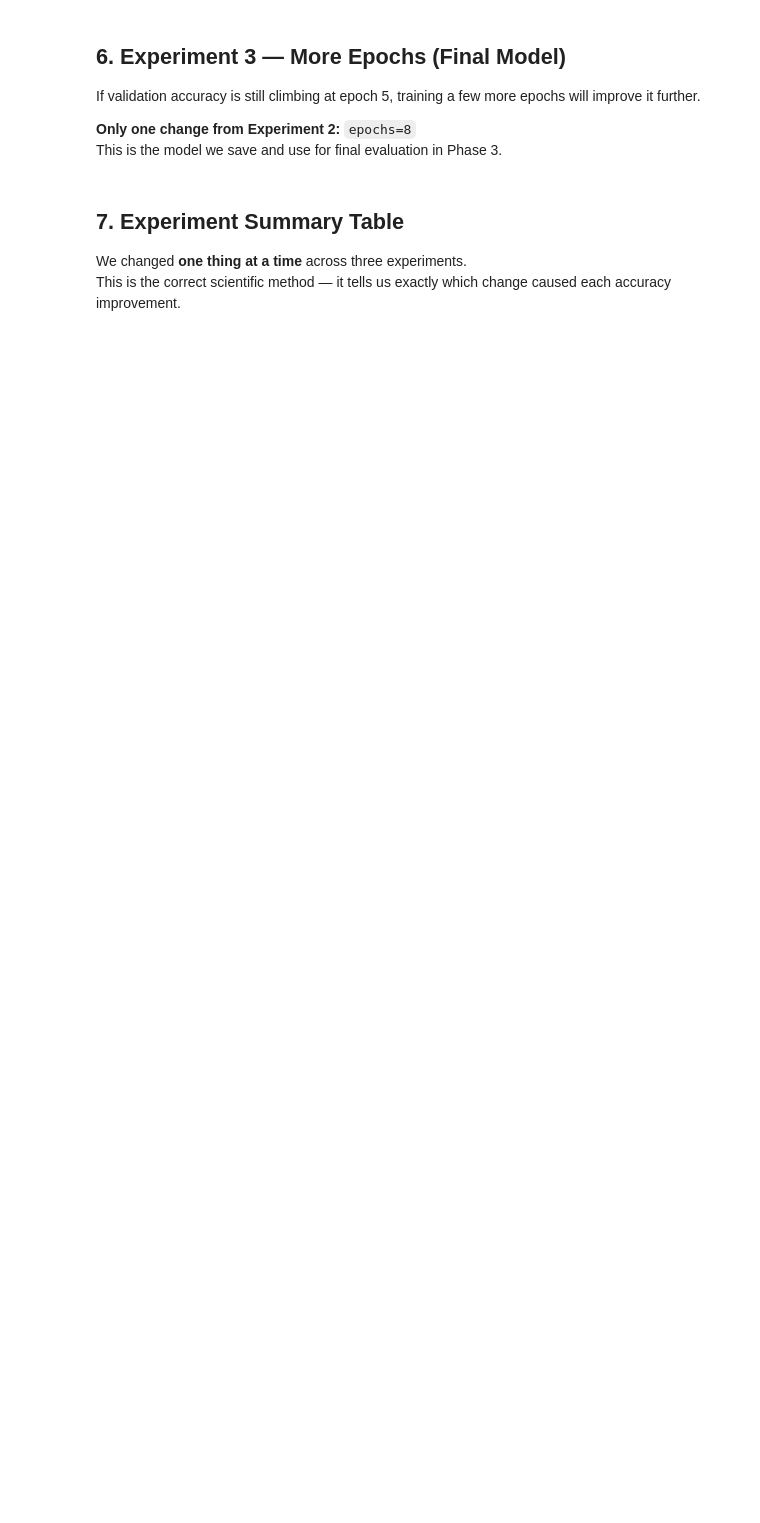
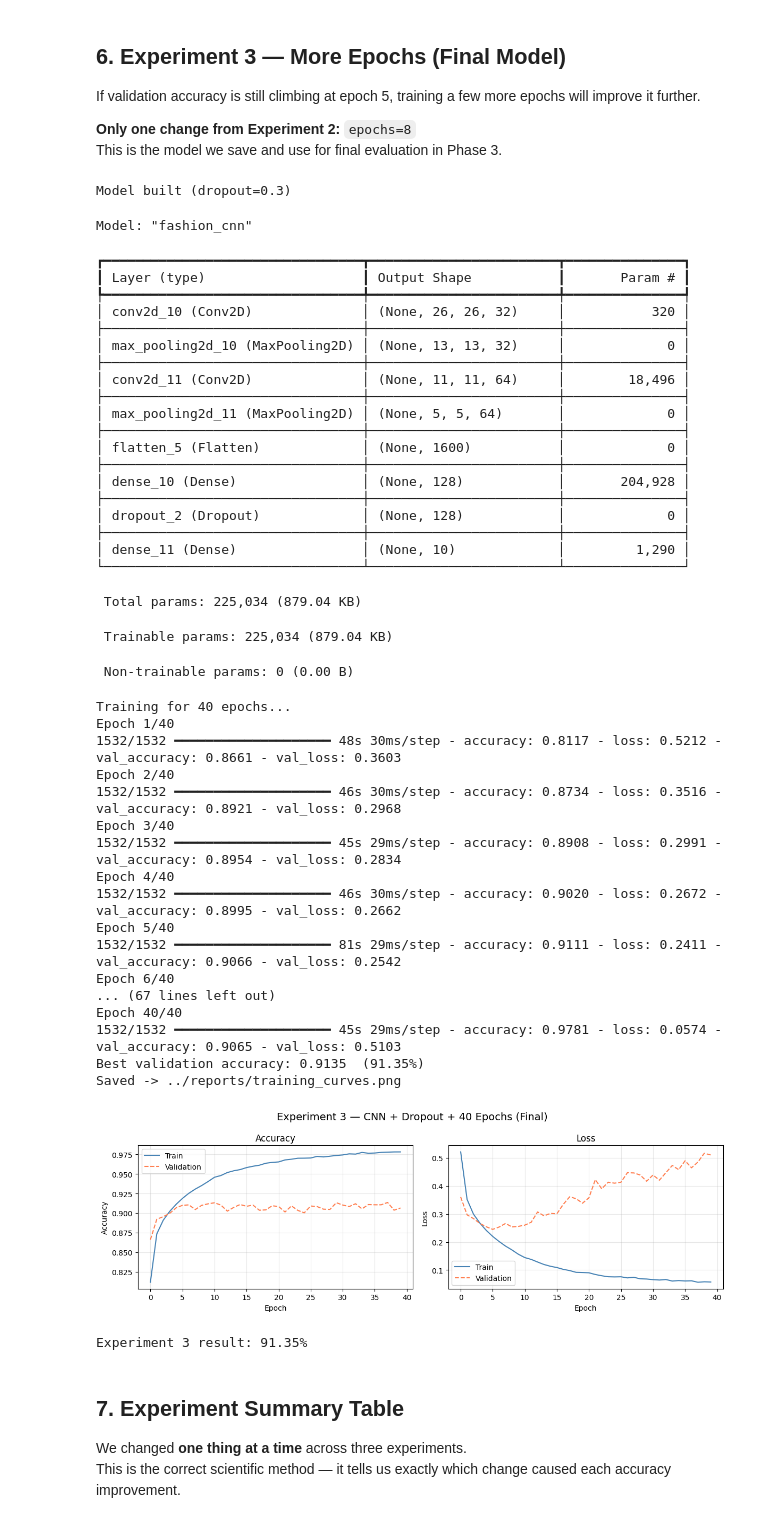
Before and after one commit to 1Bur1/clothes-image-Classifier, a Jupyter notebook: 01_train.ipynb, the cells around one changed output. Saved outputs shown, nothing was run; the diff lists cells and outputs as text; code cells hidden in the pictures; blank space fills up the shorter version.

```diff
--- a/01_train.ipynb
+++ b/01_train.ipynb
@@ -393,9 +491,53 @@ If validation accuracy is still climbing at epoch 5, training a few more epochs
 This is the model we save and use for final evaluation in Phase 3.
 # %%
 clf.build_model(dropout=0.3)
-clf.train(epochs=8, batch_size=32)
-clf.plot_curves(title='Experiment 3 — CNN + Dropout + 8 Epochs (Final)',
+clf.train(epochs=40, batch_size=32)
+clf.plot_curves(title='Experiment 3 — CNN + Dropout + 40 Epochs (Final)',
                 save_path='../reports/training_curves.png')
 
 val_acc_v3 = max(clf.history.history['val_accuracy'])
 print(f'Experiment 3 result: {val_acc_v3*100:.2f}%')
+# %% [output]
+Model built (dropout=0.3)
+Model: "fashion_cnn"
+┏━━━━━━━━━━━━━━━━━━━━━━━━━━━━━━━━━┳━━━━━━━━━━━━━━━━━━━━━━━━┳━━━━━━━━━━━━━━━┓
+┃ Layer (type)                    ┃ Output Shape           ┃       Param # ┃
+┡━━━━━━━━━━━━━━━━━━━━━━━━━━━━━━━━━╇━━━━━━━━━━━━━━━━━━━━━━━━╇━━━━━━━━━━━━━━━┩
+│ conv2d_10 (Conv2D)              │ (None, 26, 26, 32)     │           320 │
+├─────────────────────────────────┼────────────────────────┼───────────────┤
+│ max_pooling2d_10 (MaxPooling2D) │ (None, 13, 13, 32)     │             0 │
+├─────────────────────────────────┼────────────────────────┼───────────────┤
+│ conv2d_11 (Conv2D)              │ (None, 11, 11, 64)     │        18,496 │
+├─────────────────────────────────┼────────────────────────┼───────────────┤
+│ max_pooling2d_11 (MaxPooling2D) │ (None, 5, 5, 64)       │             0 │
+├─────────────────────────────────┼────────────────────────┼───────────────┤
+│ flatten_5 (Flatten)             │ (None, 1600)           │             0 │
+├─────────────────────────────────┼────────────────────────┼───────────────┤
+│ dense_10 (Dense)                │ (None, 128)            │       204,928 │
+├─────────────────────────────────┼────────────────────────┼───────────────┤
+│ dropout_2 (Dropout)             │ (None, 128)            │             0 │
+├─────────────────────────────────┼────────────────────────┼───────────────┤
+│ dense_11 (Dense)                │ (None, 10)             │         1,290 │
+└─────────────────────────────────┴────────────────────────┴───────────────┘
+ Total params: 225,034 (879.04 KB)
+ Trainable params: 225,034 (879.04 KB)
+ Non-trainable params: 0 (0.00 B)
+Training for 40 epochs...
+Epoch 1/40
+1532/1532 ━━━━━━━━━━━━━━━━━━━━ 48s 30ms/step - accuracy: 0.8117 - loss: 0.5212 - val_accuracy: 0.8661 - val_loss: 0.3603
+Epoch 2/40
+1532/1532 ━━━━━━━━━━━━━━━━━━━━ 46s 30ms/step - accuracy: 0.8734 - loss: 0.3516 - val_accuracy: 0.8921 - val_loss: 0.2968
+Epoch 3/40
+1532/1532 ━━━━━━━━━━━━━━━━━━━━ 45s 29ms/step - accuracy: 0.8908 - loss: 0.2991 - val_accuracy: 0.8954 - val_loss: 0.2834
+Epoch 4/40
+1532/1532 ━━━━━━━━━━━━━━━━━━━━ 46s 30ms/step - accuracy: 0.9020 - loss: 0.2672 - val_accuracy: 0.8995 - val_loss: 0.2662
+Epoch 5/40
+1532/1532 ━━━━━━━━━━━━━━━━━━━━ 81s 29ms/step - accuracy: 0.9111 - loss: 0.2411 - val_accuracy: 0.9066 - val_loss: 0.2542
+Epoch 6/40
+... (67 lines left out)
+Epoch 40/40
+1532/1532 ━━━━━━━━━━━━━━━━━━━━ 45s 29ms/step - accuracy: 0.9781 - loss: 0.0574 - val_accuracy: 0.9065 - val_loss: 0.5103
+Best validation accuracy: 0.9135  (91.35%)
+Saved -> ../reports/training_curves.png
+[figure, added]
+Experiment 3 result: 91.35%
```
Also changed, not shown: parts of 11 cells of this notebook.
